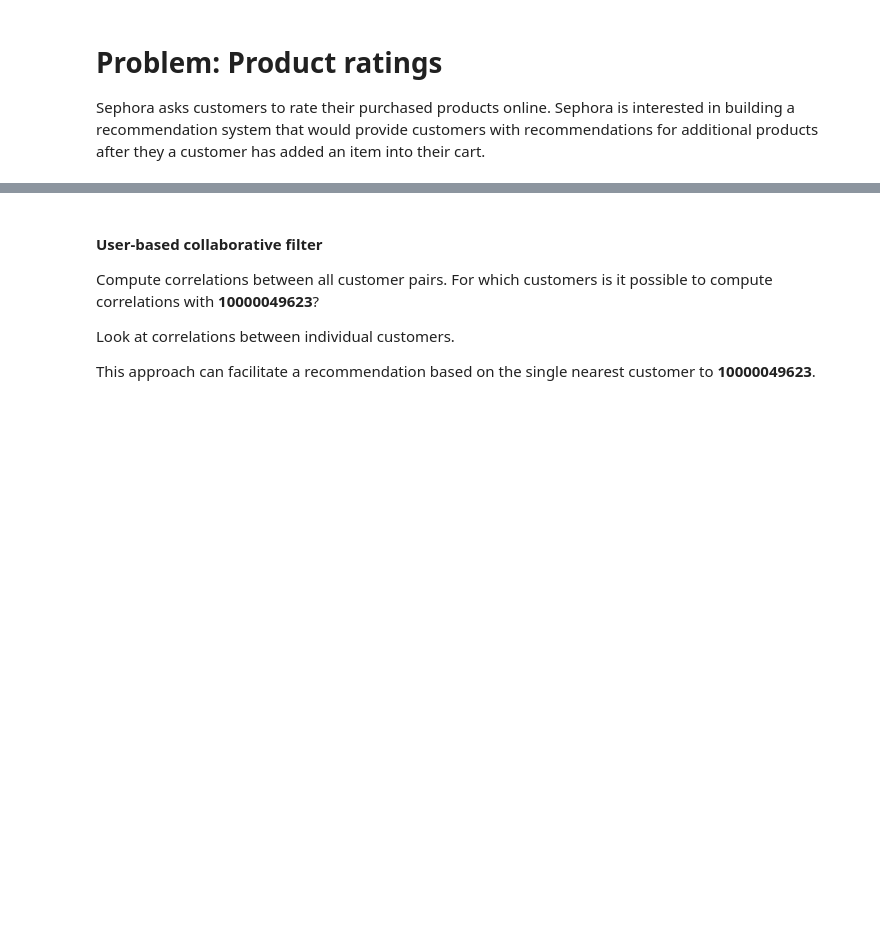
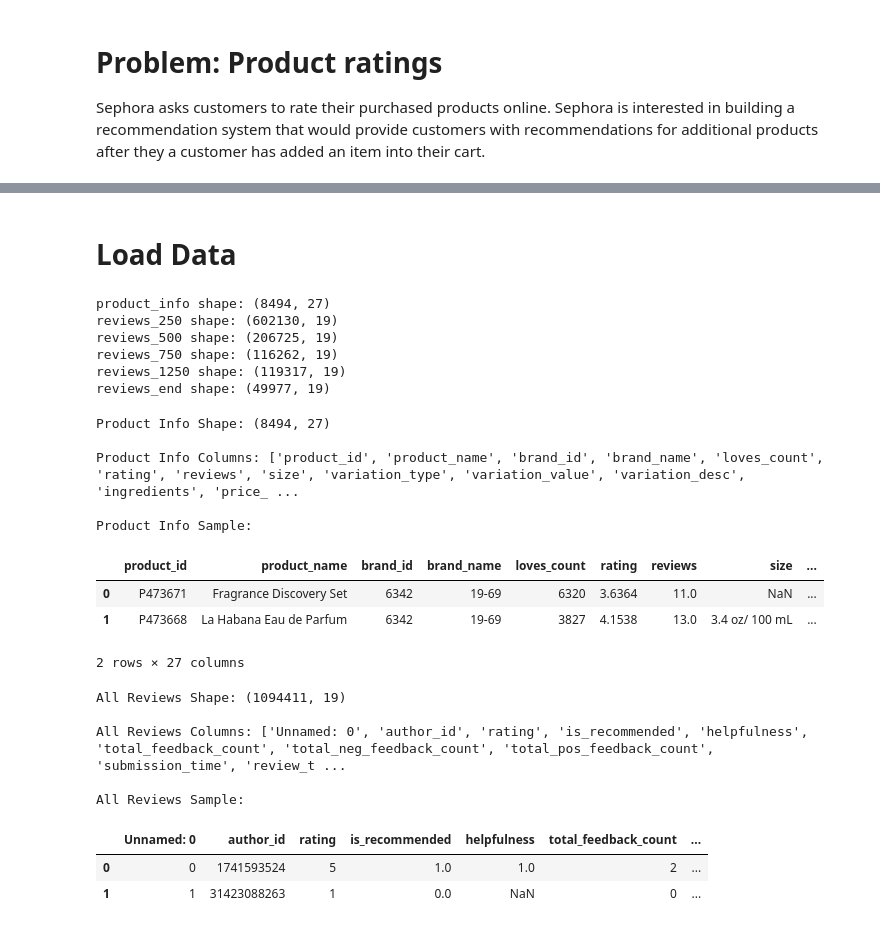
Before and after one commit to renaqd/team1-ADS505, a Jupyter notebook: team1-recommendation_sys.ipynb, the cells around one changed output, grey strips where cells are left out. Cells and saved outputs as stored; diff of their text form; code cells hidden in the pictures; blank space fills up the shorter version.

```diff
--- a/team1-recommendation_sys.ipynb
+++ b/team1-recommendation_sys.ipynb
@@ -207,7 +19,67 @@ orderGen899861      NaN    NaN    NaN    NaN
-# %% [markdown]
-#### User-based collaborative filter
-Compute correlations between all customer pairs. For which customers is it possible to compute correlations with **10000049623**?
-
-Look at correlations between individual customers.
-
-This approach can facilitate a recommendation based on the single nearest customer to **10000049623**.
+# %% [markdown]
+# Load Data
+# %%
+# Get  current working directory
+project_root = os.getcwd()
+datasets = os.path.join(project_root, "datasets/")
+
+# Define the dtype for column 1 to avoid mixed types
+dtype_dict = {1: str}
+
+# load the Data
+product_info = pd.read_csv(datasets + "product_info.csv")
+#product_info = pd.read_csv(datasets + "product_info.csv", index_col="product_id")
+# Reviews
+reviews_250 = pd.read_csv(datasets + "reviews_0-250.csv", dtype=dtype_dict)
+reviews_500 = pd.read_csv(datasets + "reviews_250-500.csv", dtype=dtype_dict)
+reviews_750 = pd.read_csv(datasets + "reviews_500-750.csv", dtype=dtype_dict)
+reviews_1250 = pd.read_csv(datasets + "reviews_750-1250.csv", dtype=dtype_dict)
+reviews_end = pd.read_csv(datasets + "reviews_1250-end.csv", dtype=dtype_dict)
+
+# Review Contents
+print("product_info shape:", product_info.shape)
+print("reviews_250 shape:", reviews_250.shape)
+print("reviews_500 shape:", reviews_500.shape)
+print("reviews_750 shape:", reviews_750.shape)
+print("reviews_1250 shape:", reviews_1250.shape)
+print("reviews_end shape:", reviews_end.shape)
+
+all_reviews = pd.concat([
+    reviews_250, reviews_500, reviews_750,
+    reviews_1250, reviews_end], ignore_index=True)
+# %% [output]
+product_info shape: (8494, 27)
+reviews_250 shape: (602130, 19)
+reviews_500 shape: (206725, 19)
+reviews_750 shape: (116262, 19)
+reviews_1250 shape: (119317, 19)
+reviews_end shape: (49977, 19)
+# %%
+# Verify the data
+print("Product Info Shape:", product_info.shape)
+print("\nProduct Info Columns:", product_info.columns.tolist())
+print("\nProduct Info Sample:")
+display(product_info.head(2))
+
+print("\nAll Reviews Shape:", all_reviews.shape)
+print("\nAll Reviews Columns:", all_reviews.columns.tolist())
+print("\nAll Reviews Sample:")
+display(all_reviews.head(2))
+# %% [output]
+Product Info Shape: (8494, 27)
+
+Product Info Columns: ['product_id', 'product_name', 'brand_id', 'brand_name', 'loves_count', 'rating', 'reviews', 'size', 'variation_type', 'variation_value', 'variation_desc', 'ingredients', 'price_ ...
+
+Product Info Sample:
+|  | product_id | product_name | brand_id | brand_name | loves_count | rating | reviews | size | ... |
+| 0 | P473671 | Fragrance Discovery Set | 6342 | 19-69 | 6320 | 3.6364 | 11.0 | NaN | ... |
+| 1 | P473668 | La Habana Eau de Parfum | 6342 | 19-69 | 3827 | 4.1538 | 13.0 | 3.4 oz/ 100 mL | ... |
+2 rows × 27 columns
+All Reviews Shape: (1094411, 19)
+
+All Reviews Columns: ['Unnamed: 0', 'author_id', 'rating', 'is_recommended', 'helpfulness', 'total_feedback_count', 'total_neg_feedback_count', 'total_pos_feedback_count', 'submission_time', 'review_t ...
+
+All Reviews Sample:
+|  | Unnamed: 0 | author_id | rating | is_recommended | helpfulness | total_feedback_count | ... |
+| 0 | 0 | 1741593524 | 5 | 1.0 | 1.0 | 2 | ... |
+| 1 | 1 | 31423088263 | 1 | 0.0 | NaN | 0 | ... |
```
Also changed, not shown: parts of 39 cells of this notebook.
